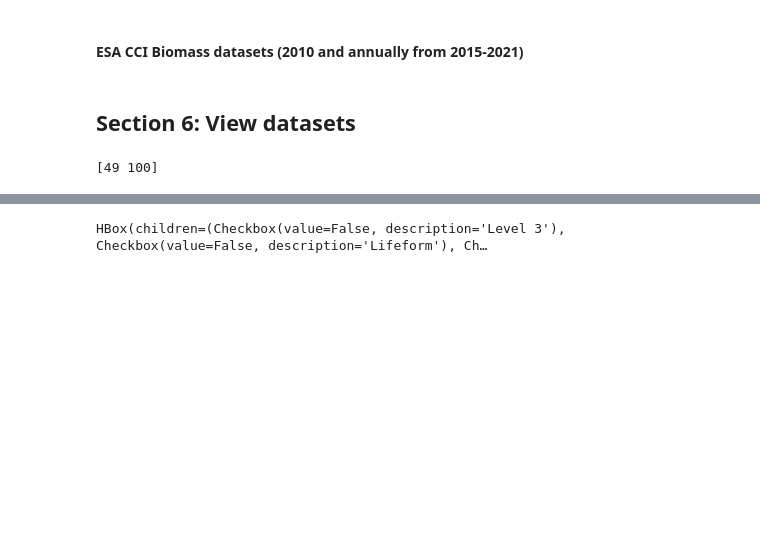
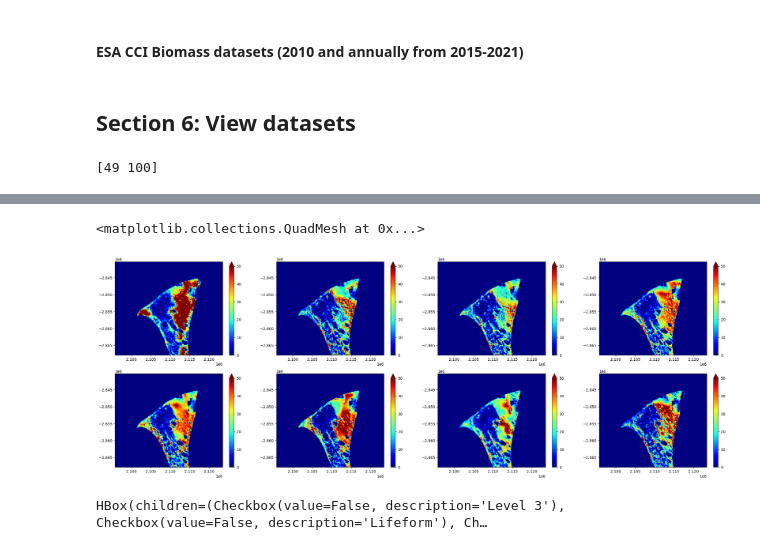
Before and after one commit to livingearth-system/living_coasts, a Jupyter notebook: 3_Biomass.ipynb, the cells around one changed output, grey strips where cells are left out. Cells and saved outputs as stored; diff of their text form; code cells hidden in the pictures; blank space fills up the shorter version.

```diff
--- a/3_Biomass.ipynb
+++ b/3_Biomass.ipynb
@@ -538,3 +437,16 @@ AGB.AGB2021.plot(ax=axs[1,3], cmap='terrain', vmin = 5, vmax = 30, add_labels=Fa
+# %%
+AGBSD_fig, axs = plt.subplots(nrows = 2, ncols = 4, figsize=(30, 10))
+SD.SD2010.plot(ax=axs[0,0], cmap='jet', vmin = 0, vmax = 50, add_labels=False)
+SD.SD2015.plot(ax=axs[0,1], cmap='jet', vmin = 0, vmax = 50, add_labels=False)
+SD.SD2016.plot(ax=axs[0,2], cmap='jet', vmin = 0, vmax = 50, add_labels=False)
+SD.SD2017.plot(ax=axs[0,3], cmap='jet', vmin = 0, vmax = 50, add_labels=False)
+SD.SD2018.plot(ax=axs[1,0], cmap='jet', vmin = 0, vmax = 50, add_labels=False)
+SD.SD2019.plot(ax=axs[1,1], cmap='jet', vmin = 0, vmax = 50, add_labels=False)
+SD.SD2020.plot(ax=axs[1,2], cmap='jet', vmin = 0, vmax = 50, add_labels=False)
+SD.SD2021.plot(ax=axs[1,3], cmap='jet', vmin = 0, vmax = 50, add_labels=False)
+# %% [output]
+<matplotlib.collections.QuadMesh at 0x...>
+[figure, added]
 # %%
 # Section 6: Checkbox widgets for selecting datasets
 level3_checkbox = widgets.Checkbox(description='Level 3', value=False)
```
Also changed, not shown: parts of 3 cells of this notebook, 4 other files.
